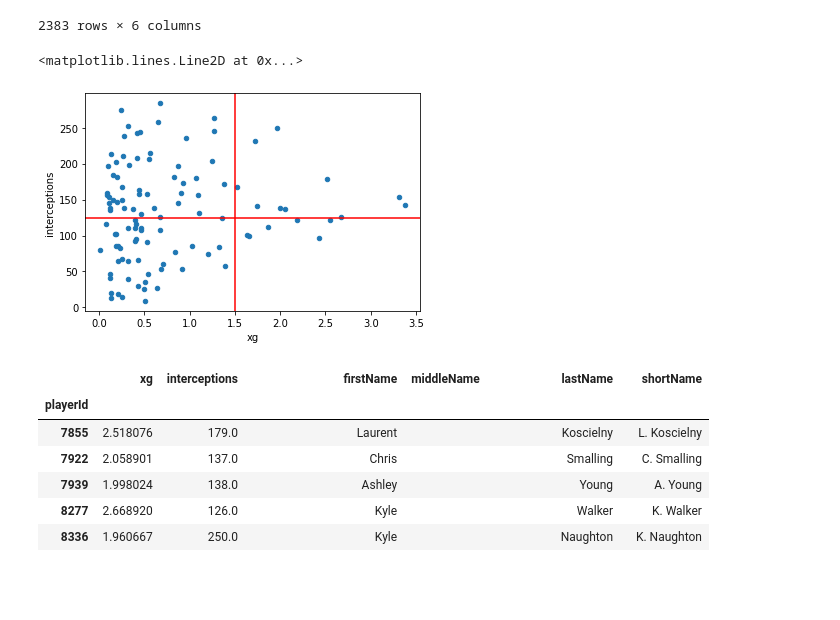
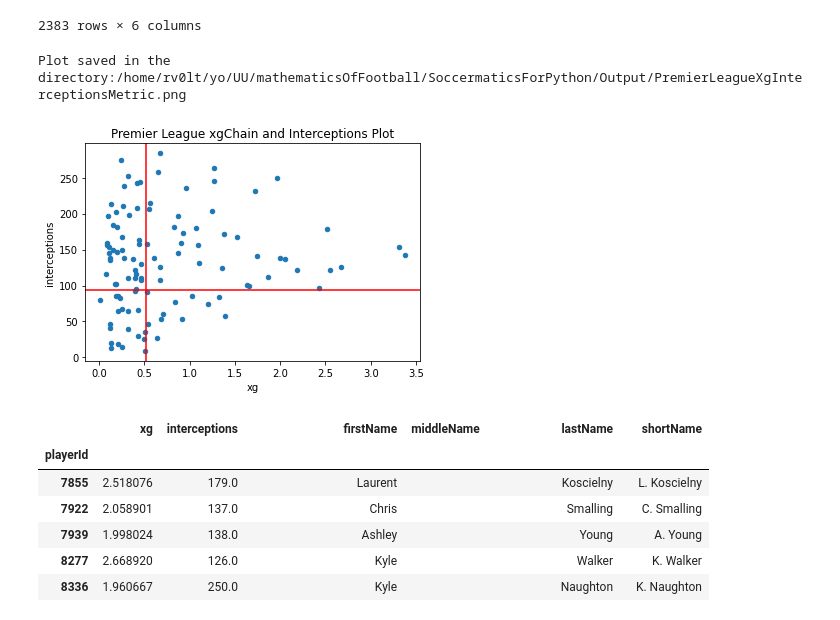
Before and after one commit to rv0lt/MathematicsOfFootball, a Jupyter notebook: asigments2.ipynb, the cells around one changed output. Saved outputs shown, nothing was run; the diff lists cells and outputs as text; code cells hidden in the pictures; blank space fills up the shorter version.

```diff
--- a/asigments2.ipynb
+++ b/asigments2.ipynb
@@ -260,11 +260,19 @@ def getMetrics(eventsDFWithChain2,interceptionsDf):
     return metricsDf
 # %%
 metricsDf = getMetrics(eventsDFWithChain,interceptionsDf)
+# %%
+xg_median = metricsDf[metricsDf["xg"] > 0]["xg"].median()
+interceptions_median = metricsDf[metricsDf["interceptions"] > 0]["interceptions"].median()
 # %%
 ax = metricsDf.plot.scatter(x="xg", y="interceptions")
-ax.axvline(x=1.5,ymin=0, ymax=1, color="red")
-ax.axhline(y=125, xmin=0, xmax=1, color="red")
+ax.axvline(x=xg_median,ymin=0, ymax=1, color="red")
+ax.axhline(y=interceptions_median, xmin=0, xmax=1, color="red")
+ax.title.set_text("Premier League xgChain and Interceptions Plot")
+cwd = os.getcwd()
+path = cwd + "/Output/PremierLeagueXgInterceptionsMetric.png"
+ax.get_figure().savefig(path)
+print("Plot saved in the directory:{0}".format(path))
 # %% [output]
-<matplotlib.lines.Line2D at 0x...>
+Plot saved in the directory:/home/rv0lt/yo/UU/mathematicsOfFootball/SoccermaticsForPython/Output/PremierLeagueXgInterceptionsMetric.png
-[figure, old version]
+[figure, new version]
 # %%
```
Also changed, not shown: parts of 8 cells of this notebook, 1 other file.
